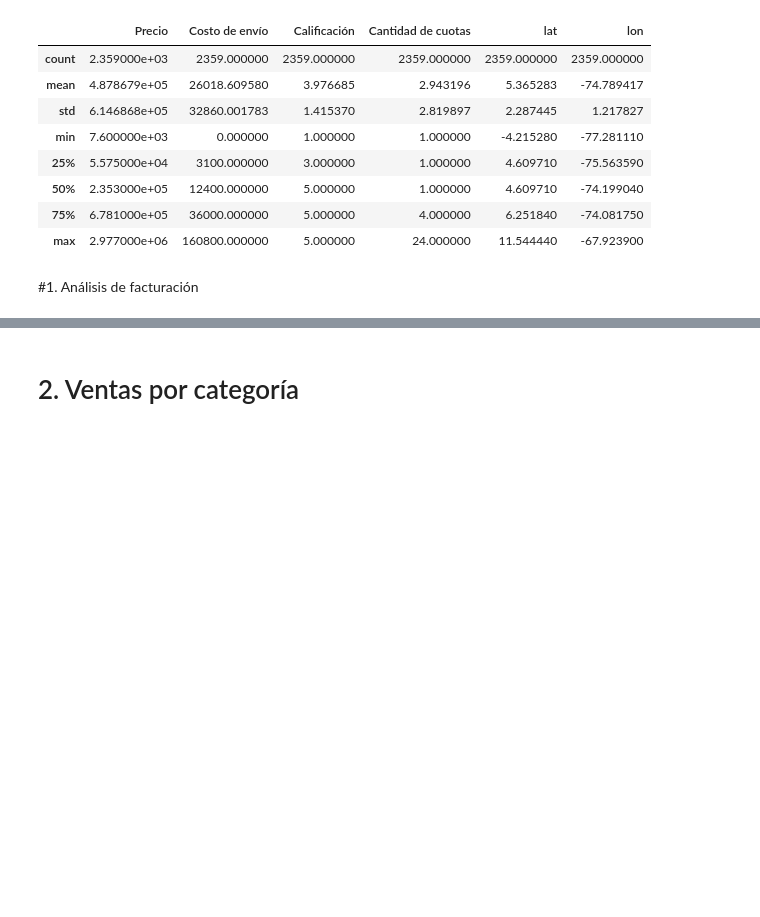
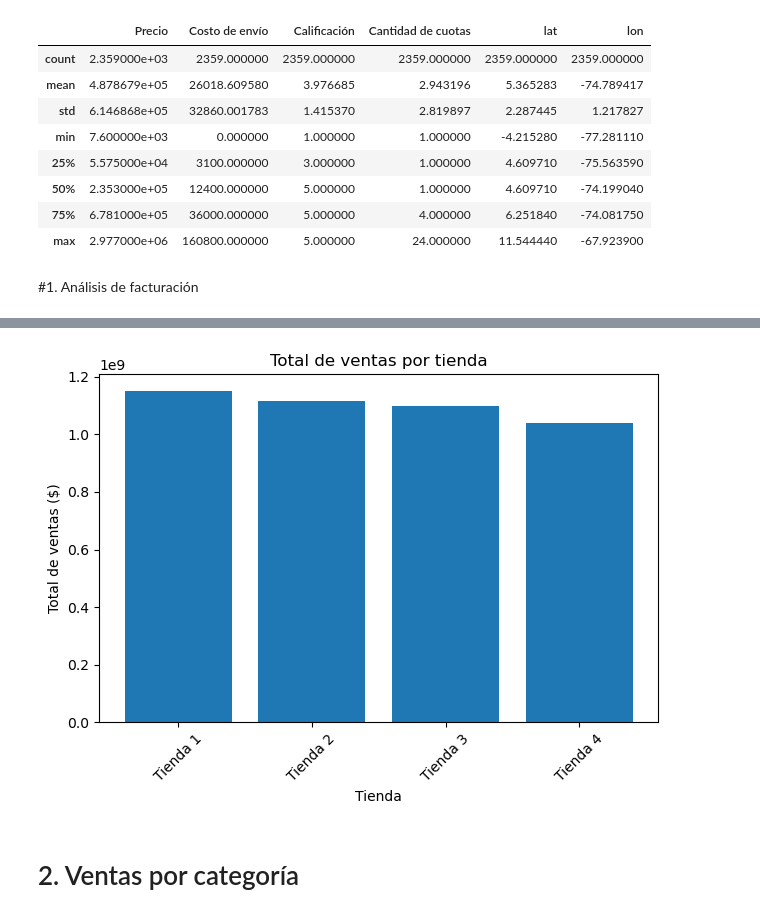
Before and after one commit to LuisEnriquePH/AluraStore, a Jupyter notebook: AluraStoreLatam.ipynb, the cells around one changed output, grey strips where cells are left out. Saved outputs shown, nothing was run; the diff lists cells and outputs as text; code cells hidden in the pictures; blank space fills up the shorter version.

```diff
--- a/AluraStoreLatam.ipynb
+++ b/AluraStoreLatam.ipynb
@@ -83,3 +88,15 @@ El total de facturacion de a tiendaTienda 4 es de $ 1038375700.00
+# %%
+#Plot the total of sells
+totales = [df['Precio'].sum() for df in lista_tiendas]
+plt.bar(nombres_tiendas, totales)
+plt.title('Total de ventas por tienda')
+plt.xlabel('Tienda')
+plt.ylabel('Total de ventas ($)')
+plt.xticks(rotation=45)
+plt.tight_layout()
+plt.show()
+# %% [output]
+[figure, added]
 # %% [markdown]
 # 2. Ventas por categoría
 # %%
```
Also changed, not shown: parts of 15 cells of this notebook, 1 other file.
